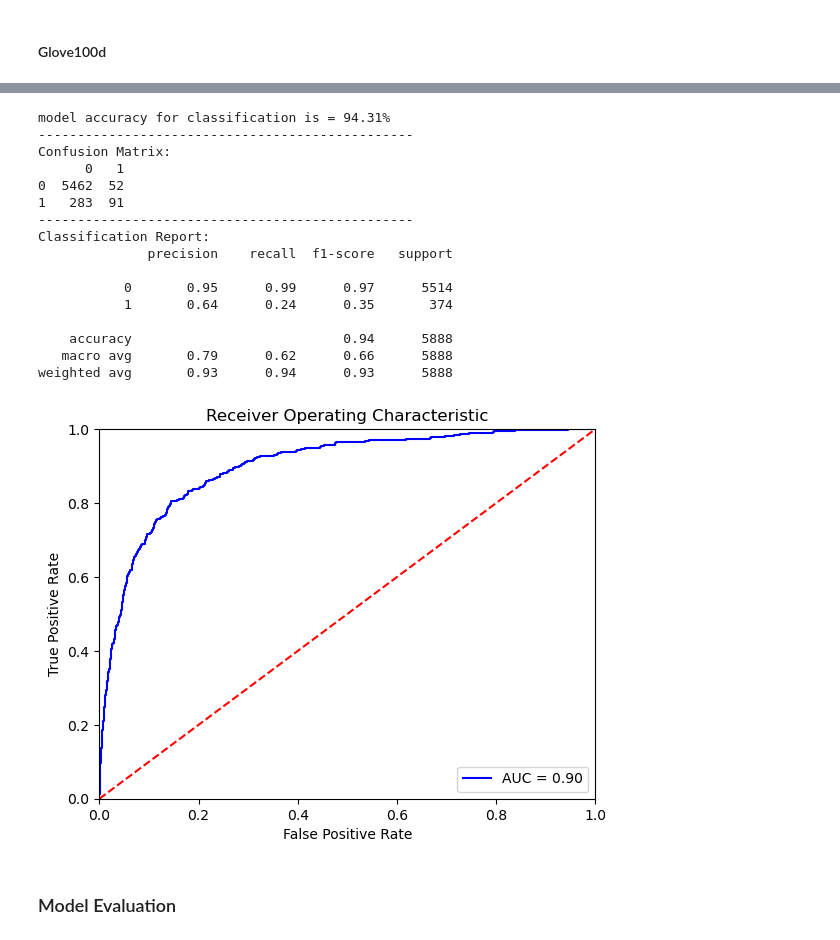
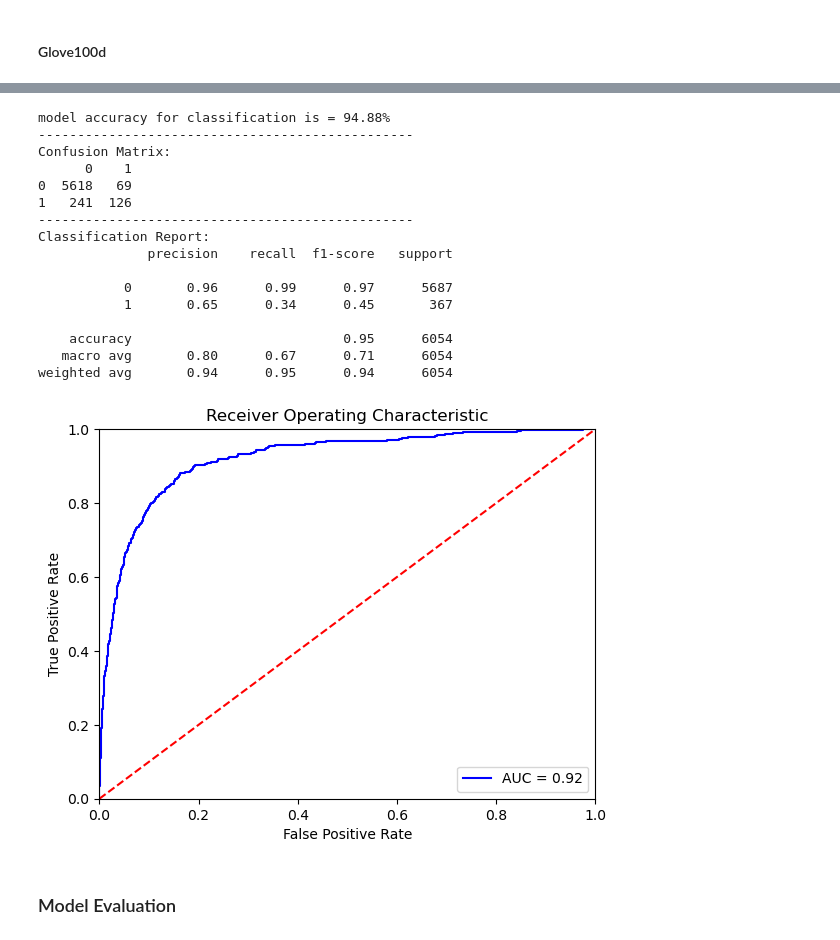
Before and after one commit to netGed/WebScience24, a Jupyter notebook: src/2. Classical ML Methods/chris/ensemble_models_training.ipynb, the cells around one changed output, grey strips where cells are left out. Cells and saved outputs as stored; diff of their text form; code cells hidden in the pictures.

```diff
--- a/src/2. Classical ML Methods/chris/ensemble_models_training.ipynb
+++ b/src/2. Classical ML Methods/chris/ensemble_models_training.ipynb
@@ -32,7 +32,8 @@ def print_target_distribution(df, colname):
     print("- Verhältnis:", negative / positive)
 # %%
 evaluation = pd.DataFrame(
-    columns=["model", "tuning", "vec_variant", "train_acc", "train_prec", "train_rec", "train_f1", "test_acc", "test_prec",
+    columns=["model", "tuning", "vec_variant", "train_acc", "train_prec", "train_rec", "train_f1", "test_acc",
+             "test_prec",
              "test_rec", "test_f1"])
 # %%
 def add_to_eval_df(model, model_name, tuning, vec_variant, x_data_train, y_data_train, x_data_test, y_data_test):
@@ -46,7 +47,8 @@ def add_to_eval_df(model, model_name, tuning, vec_variant, x_data_train, y_data_
     test_recall = recall_score(y_data_test, model.predict(x_data_test))
     test_f1 = f1_score(y_data_test, model.predict(x_data_test))
 
-    evaluation.loc[len(evaluation.index)] = [model_name, tuning, vec_variant, train_acc, train_precision, train_recall, train_f1,
+    evaluation.loc[len(evaluation.index)] = [model_name, tuning, vec_variant, train_acc, train_precision, train_recall,
+                                             train_f1,
                                              test_acc, test_precision, test_recall, test_f1]
 # %%
 def evaluate_model(model, x_test, y_test):
@@ -112,11 +114,9 @@ X_train_tf, X_test_tf, y_train_tf, y_test_tf, tf_model = vector_functions.vector
 # %% [markdown]
 #### Vectorize - Glove
 # %%
-glove_path = "./glove/glove.twitter.27B.100d.txt"
-X_train_gl, X_test_gl, y_train_gl, y_test_gl, gl_model = vector_functions.vectorize_glove(df=df_train_cleaned,
-                                                                                          glove_path=glove_path,
-                                                                                          text_column="tweet_cleaned",
-                                                                                          label_column="label")
+X_train_gl, X_test_gl, y_train_gl, y_test_gl = vectorize_glove(df=df_train_cleaned,
+                                                               text_column="tweet_cleaned",
+                                                               label_column="label")
 # %% [markdown]
 ### Training Functions
 # %%
@@ -967,25 +971,26 @@ weighted avg       0.94      0.95      0.93      5888
 # %%
 stack_untuned_gl = train_stacking_rf_svm(X_train_gl, y_train_gl)
 evaluate_model(stack_untuned_gl, X_test_gl, y_test_gl)
-add_to_eval_df(stack_untuned_gl, "StackingClassifier-RF-SVC", "untuned", "glove", X_train_gl, y_train_gl, X_test_gl, y_test_gl)
+add_to_eval_df(stack_untuned_gl, "StackingClassifier-RF-SVC", "untuned", "glove", X_train_gl, y_train_gl, X_test_gl,
+               y_test_gl)
 # %% [output]
-model accuracy for classification is = 94.31%
+model accuracy for classification is = 94.88%
 ------------------------------------------------
 Confusion Matrix:
-      0   1
-0  5462  52
-1   283  91
+      0    1
+0  5618   69
+1   241  126
 ------------------------------------------------
 Classification Report:
               precision    recall  f1-score   support
 
-           0       0.95      0.99      0.97      5514
-           1       0.64      0.24      0.35       374
+           0       0.96      0.99      0.97      5687
+           1       0.65      0.34      0.45       367
 
-    accuracy                           0.94      5888
-   macro avg       0.79      0.62      0.66      5888
-weighted avg       0.93      0.94      0.93      5888
+    accuracy                           0.95      6054
+   macro avg       0.80      0.67      0.71      6054
+weighted avg       0.94      0.95      0.94      6054
-[figure, old version]
+[figure, new version]
 # %%
 svc_untuned_gl = train_svc(X_train_gl, y_train_gl)
 add_to_eval_df(svc_untuned_gl, "SVC", "untuned", "glove200d", X_train_gl, y_train_gl, X_test_gl, y_test_gl)
```
Also changed, not shown: parts of 44 cells of this notebook, 3 other files.
